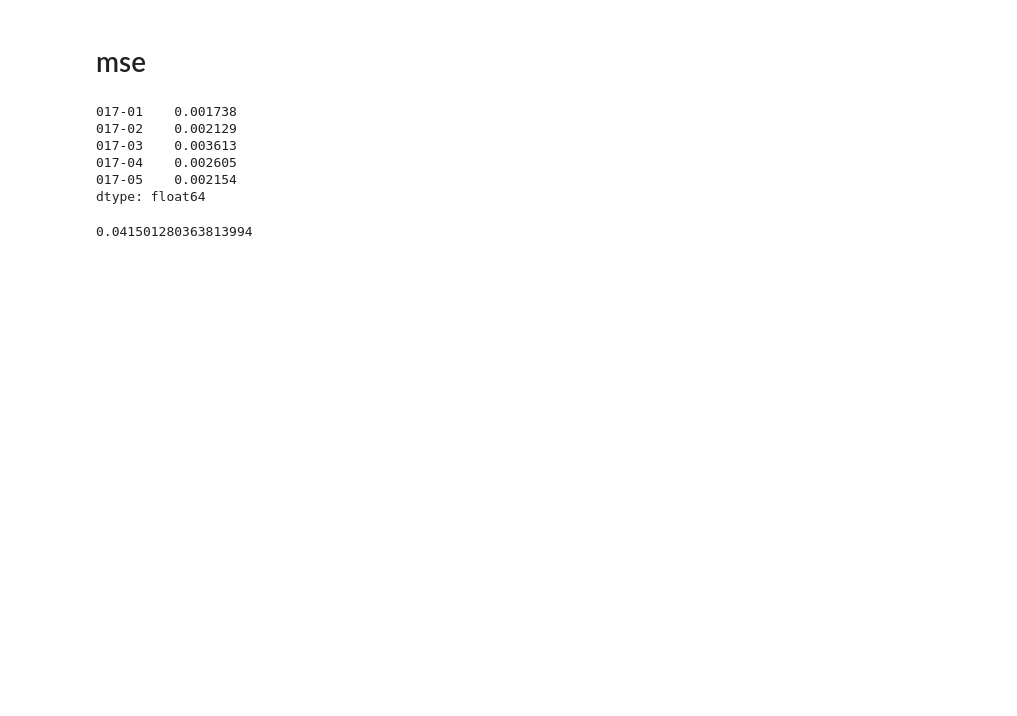
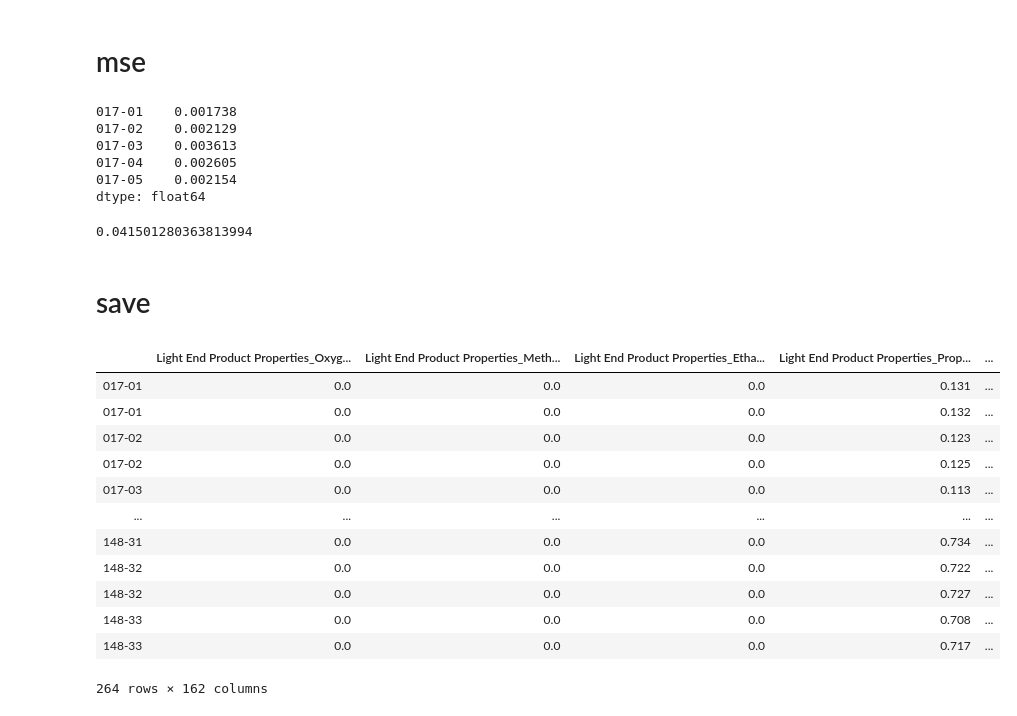
Before and after one commit to skywalker0803r/oil_project_20200412, a Jupyter notebook: API_test.ipynb, the cells around one changed output. Cells and saved outputs as stored; diff of their text form; code cells hidden in the pictures; blank space fills up the shorter version.

```diff
--- a/API_test.ipynb
+++ b/API_test.ipynb
@@ -22,6 +23,7 @@ A = joblib.load('./model/SVR(5_to_23).pkl')
 B = joblib.load('./model/transformer(23_to_54).pkl')
 C = joblib.load('./model/ANN(58_to_sp162).pkl')
 D = joblib.load('./model/transformer(SP162_to_Y162).pkl')
+E = joblib.load('./model/ANN(energy).pkl')
 col_names = joblib.load('./data/phase_2/cleaned/col_names.pkl')
 # %% [markdown]
 # step1
@@ -176,3 +178,28 @@ dtype: float64
 print(mse.mean())
 # %% [output]
 0.041501280363813994
+# %% [markdown]
+# save
+# %%
+data = pd.DataFrame()
+for i,j in zip(y.index,y_pred.index):
+    row1 = y.loc[[i]]
+    row2 = y_pred.loc[[i]]
+    data = data.append(row1.append(row2))
+# %%
+data = data.apply(lambda x:round(x,3))
+data
+# %% [output]
+|  | Light End Product Properties_Oxyg... | Light End Product Properties_Meth... | Light End Product Properties_Etha... | Light End Product Properties_Prop... | ... |
+| 017-01 | 0.0 | 0.0 | 0.0 | 0.131 | ... |
+| 017-01 | 0.0 | 0.0 | 0.0 | 0.132 | ... |
+| 017-02 | 0.0 | 0.0 | 0.0 | 0.123 | ... |
+| 017-02 | 0.0 | 0.0 | 0.0 | 0.125 | ... |
+| 017-03 | 0.0 | 0.0 | 0.0 | 0.113 | ... |
+| ... | ... | ... | ... | ... | ... |
+| 148-31 | 0.0 | 0.0 | 0.0 | 0.734 | ... |
+| 148-32 | 0.0 | 0.0 | 0.0 | 0.722 | ... |
+| 148-32 | 0.0 | 0.0 | 0.0 | 0.727 | ... |
+| 148-33 | 0.0 | 0.0 | 0.0 | 0.708 | ... |
+| 148-33 | 0.0 | 0.0 | 0.0 | 0.717 | ... |
+264 rows × 162 columns
```
Also changed, not shown: parts of 10 cells of this notebook.
